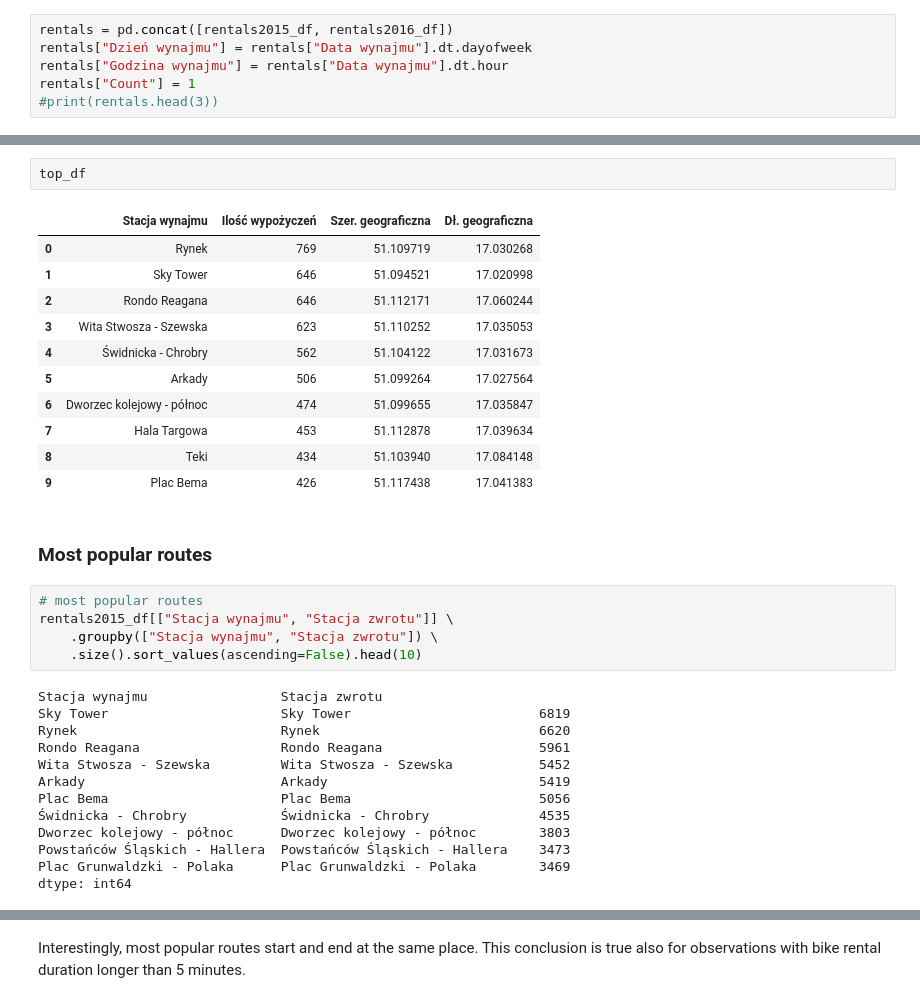
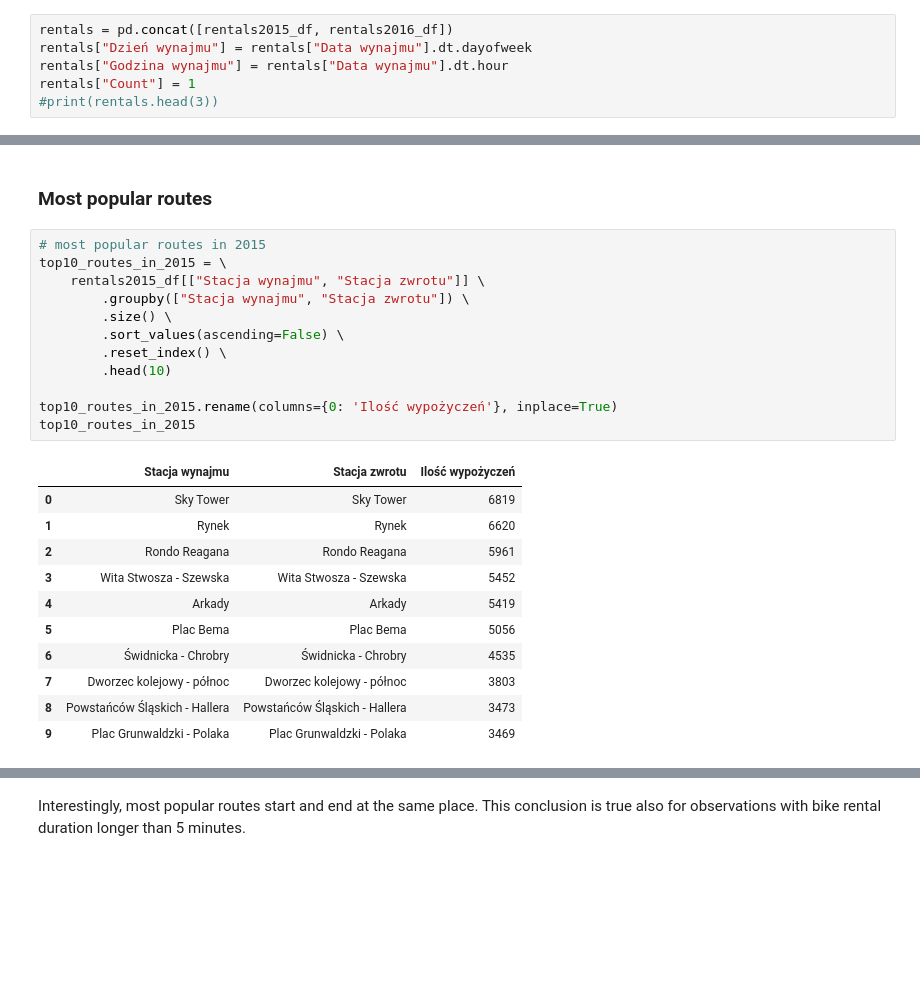
Before and after one commit to mariuszrokita/bike-sharing-demand, a Jupyter notebook: notebooks/wroclawski-rower-miejski/initial-data-exploration.ipynb, the cells around one changed output, grey strips where cells are left out. Drawn from its saved outputs; the diff is of its cells as text; blank space fills up the shorter version.

Commit message:
Visualized most popular routes in 2015

```diff
--- a/notebooks/wroclawski-rower-miejski/initial-data-exploration.ipynb
+++ b/notebooks/wroclawski-rower-miejski/initial-data-exploration.ipynb
@@ -832,38 +832,30 @@ fig.add_layer(markers)
 fig # display the figure
 # %% [output]
 [interactive output not drawn]
-# %%
-top_df
-# %% [output]
-|  | Stacja wynajmu | Ilość wypożyczeń | Szer. geograficzna | Dł. geograficzna |
-| 0 | Rynek | 769 | 51.109719 | 17.030268 |
-| 1 | Sky Tower | 646 | 51.094521 | 17.020998 |
-| 2 | Rondo Reagana | 646 | 51.112171 | 17.060244 |
-| 3 | Wita Stwosza - Szewska | 623 | 51.110252 | 17.035053 |
-| 4 | Świdnicka - Chrobry | 562 | 51.104122 | 17.031673 |
-| 5 | Arkady | 506 | 51.099264 | 17.027564 |
-| 6 | Dworzec kolejowy - północ | 474 | 51.099655 | 17.035847 |
-| 7 | Hala Targowa | 453 | 51.112878 | 17.039634 |
-| 8 | Teki | 434 | 51.103940 | 17.084148 |
-| 9 | Plac Bema | 426 | 51.117438 | 17.041383 |
 # %% [markdown]
 ### Most popular routes
 # %%
-# most popular routes
-rentals2015_df[["Stacja wynajmu", "Stacja zwrotu"]] \
-    .groupby(["Stacja wynajmu", "Stacja zwrotu"]) \
-    .size().sort_values(ascending=False).head(10)
+# most popular routes in 2015
+top10_routes_in_2015 = \
+    rentals2015_df[["Stacja wynajmu", "Stacja zwrotu"]] \
+        .groupby(["Stacja wynajmu", "Stacja zwrotu"]) \
+        .size() \
+        .sort_values(ascending=False) \
+        .reset_index() \
+        .head(10)
+
+top10_routes_in_2015.rename(columns={0: 'Ilość wypożyczeń'}, inplace=True)
+top10_routes_in_2015
 # %% [output]
-Stacja wynajmu                 Stacja zwrotu
-Sky Tower                      Sky Tower                        6819
-Rynek                          Rynek                            6620
-Rondo Reagana                  Rondo Reagana                    5961
-Wita Stwosza - Szewska         Wita Stwosza - Szewska           5452
-Arkady                         Arkady                           5419
-Plac Bema                      Plac Bema                        5056
-Świdnicka - Chrobry            Świdnicka - Chrobry              4535
-Dworzec kolejowy - północ      Dworzec kolejowy - północ        3803
-Powstańców Śląskich - Hallera  Powstańców Śląskich - Hallera    3473
-Plac Grunwaldzki - Polaka      Plac Grunwaldzki - Polaka        3469
-dtype: int64
+|  | Stacja wynajmu | Stacja zwrotu | Ilość wypożyczeń |
+| 0 | Sky Tower | Sky Tower | 6819 |
+| 1 | Rynek | Rynek | 6620 |
+| 2 | Rondo Reagana | Rondo Reagana | 5961 |
+| 3 | Wita Stwosza - Szewska | Wita Stwosza - Szewska | 5452 |
+| 4 | Arkady | Arkady | 5419 |
+| 5 | Plac Bema | Plac Bema | 5056 |
+| 6 | Świdnicka - Chrobry | Świdnicka - Chrobry | 4535 |
+| 7 | Dworzec kolejowy - północ | Dworzec kolejowy - północ | 3803 |
+| 8 | Powstańców Śląskich - Hallera | Powstańców Śląskich - Hallera | 3473 |
+| 9 | Plac Grunwaldzki - Polaka | Plac Grunwaldzki - Polaka | 3469 |
 # %%
```
Also changed, not shown: parts of 4 cells of this notebook.
